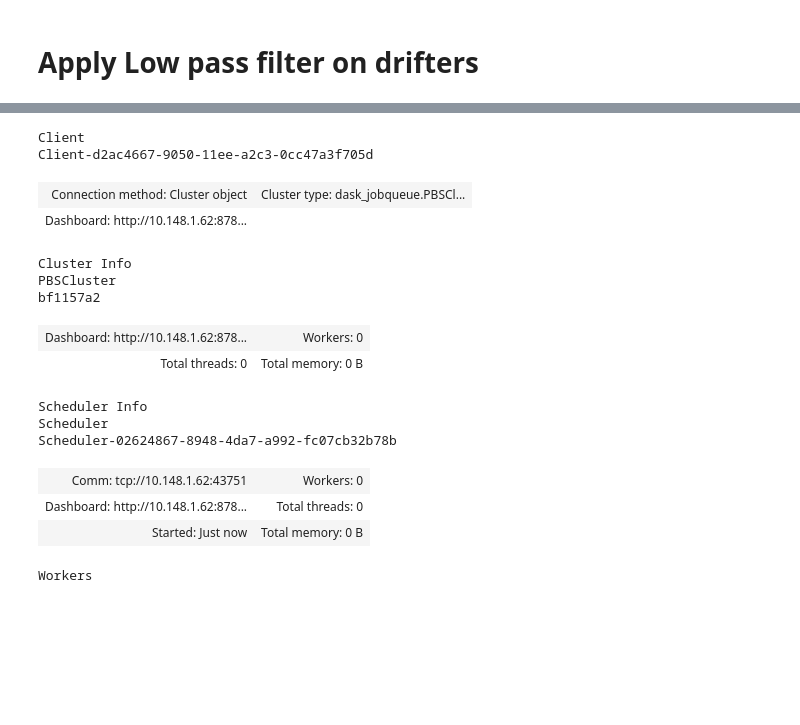
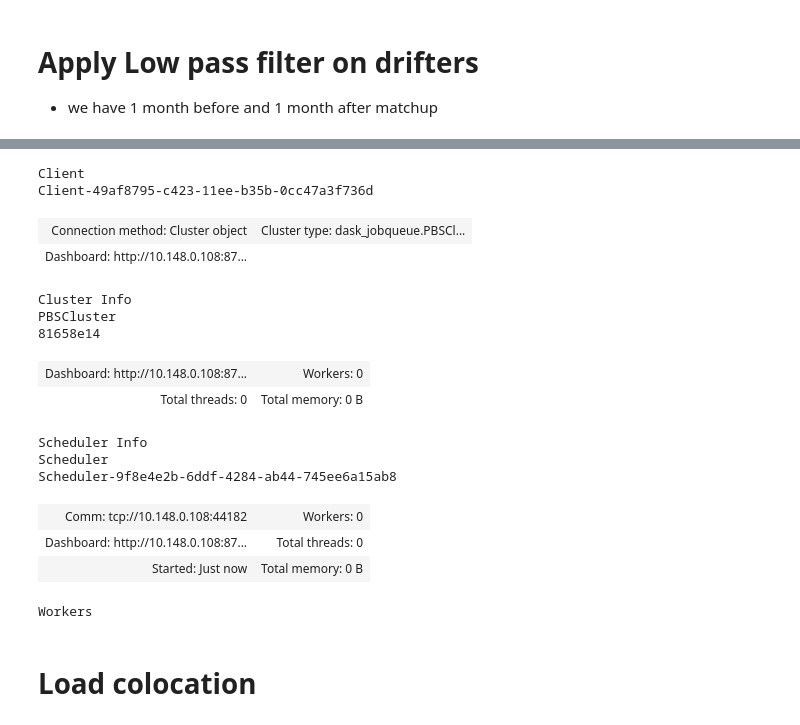
Before and after one commit to margot-demol/historical_analysis, a Jupyter notebook: test_low_pass_filter.ipynb, the cells around one changed output, grey strips where cells are left out. Drawn from its saved outputs; the diff is of its cells as text; code cells hidden in the pictures; blank space fills up the shorter version.

```diff
--- a/test_low_pass_filter.ipynb
+++ b/test_low_pass_filter.ipynb
@@ -1,5 +1,6 @@
 # %% [markdown]
 # Apply Low pass filter on drifters
+- we have 1 month before and 1 month after matchup
 # %%
 import numpy as np
 import pandas as pd
@@ -36,32 +43,27 @@ from histlib.cstes import zarr_dir
 # %%
 if True:
     from dask.distributed import Client
     from dask_jobqueue import PBSCluster
 
     cluster = PBSCluster(cores=7, processes=7, walltime="04:00:00")
     w = cluster.scale(jobs=1)
-else:
-    from dask.distributed import Client, LocalCluster
-
-    #
-    cluster = LocalCluster()
 
 client = Client(cluster)
 client
 # %% [output]
 Client
-Client-d2ac4667-9050-11ee-a2c3-0cc47a3f705d
+Client-49af8795-c423-11ee-b35b-0cc47a3f736d
 | Connection method: Cluster object | Cluster type: dask_jobqueue.PBSCl... |
-| Dashboard: http://10.148.1.62:878... |  |
+| Dashboard: http://10.148.0.108:87... |  |
 Cluster Info
 PBSCluster
-bf1157a2
+81658e14
-| Dashboard: http://10.148.1.62:878... | Workers: 0 |
+| Dashboard: http://10.148.0.108:87... | Workers: 0 |
 | Total threads: 0 | Total memory: 0 B |
 Scheduler Info
 Scheduler
-Scheduler-02624867-8948-4da7-a992-fc07cb32b78b
+Scheduler-9f8e4e2b-6ddf-4284-ab44-745ee6a15ab8
-| Comm: tcp://10.148.1.62:43751 | Workers: 0 |
-| Dashboard: http://10.148.1.62:878... | Total threads: 0 |
+| Comm: tcp://10.148.0.108:44182 | Workers: 0 |
+| Dashboard: http://10.148.0.108:87... | Total threads: 0 |
 | Started: Just now | Total memory: 0 B |
 Workers
@@ -86,2 +70,4 @@ def add_adt_to_ds_data(ds_data):
+# %% [markdown]
+# Load colocation
 # %%
 # create
```
Also changed, not shown: parts of 25 cells of this notebook, 15 other files.
